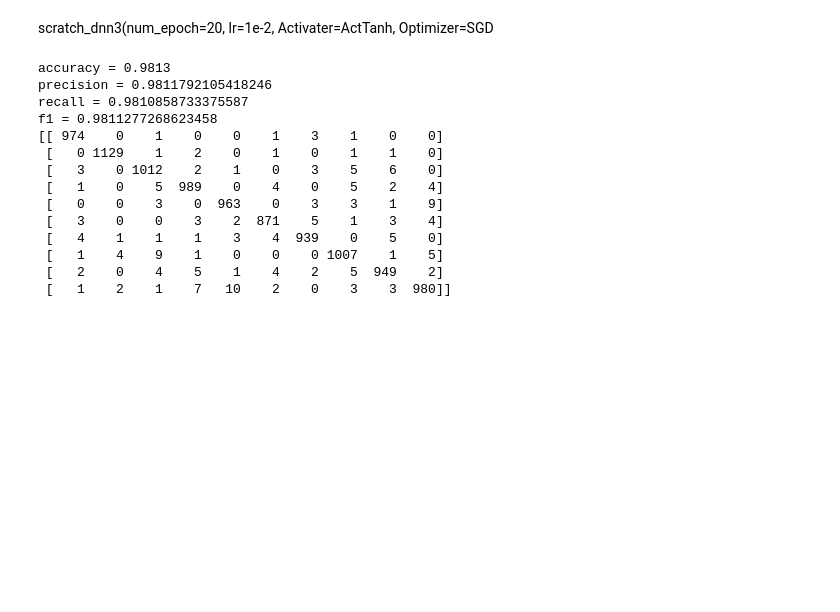
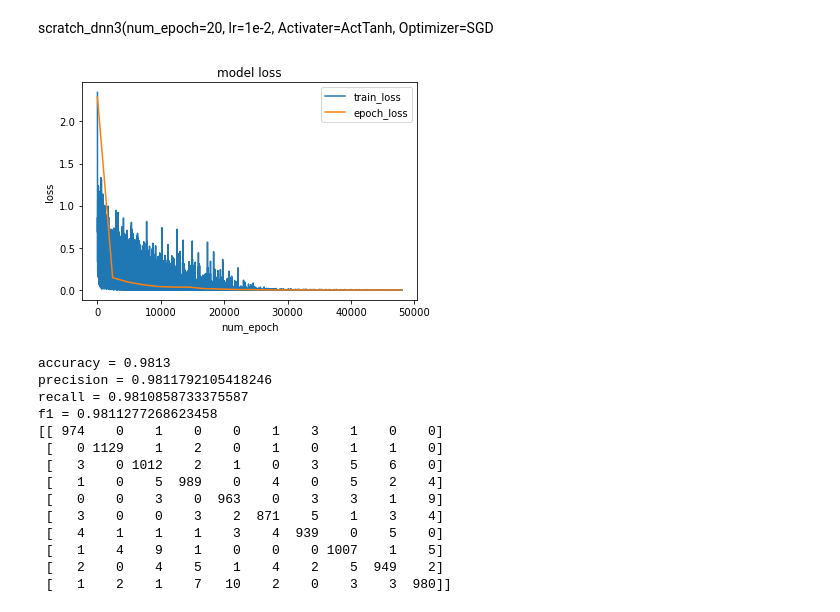
Before and after one commit to harakenken22/diveintocode-ml, a Jupyter notebook: week10_deep_neural_net_v2.ipynb, the cells around one changed output. Drawn from its saved outputs; the diff is of its cells as text; code cells hidden in the pictures; blank space fills up the shorter version.

```diff
--- a/week10_deep_neural_net_v2.ipynb
+++ b/week10_deep_neural_net_v2.ipynb
@@ -535,9 +541,11 @@ scratch_dnn3 = ScratchDeepNeuralNetrowkClassifier(num_epoch=20, lr=0.01, batch_s
                                                   verbose=True, Activater=ActTanh, Optimizer=SGD)
 scratch_dnn3.fit(X_train_, y_train_)
 # %%
+scratch_dnn3.learning_curve()
 y_pred3 = scratch_dnn3.predict(X_test)
 evaluate(y_test, y_pred3)
 # %% [output]
+[figure, added]
 accuracy = 0.9813
 precision = 0.9811792105418246
 recall = 0.9810858733375587
```
Also changed, not shown: parts of 2 cells of this notebook.
